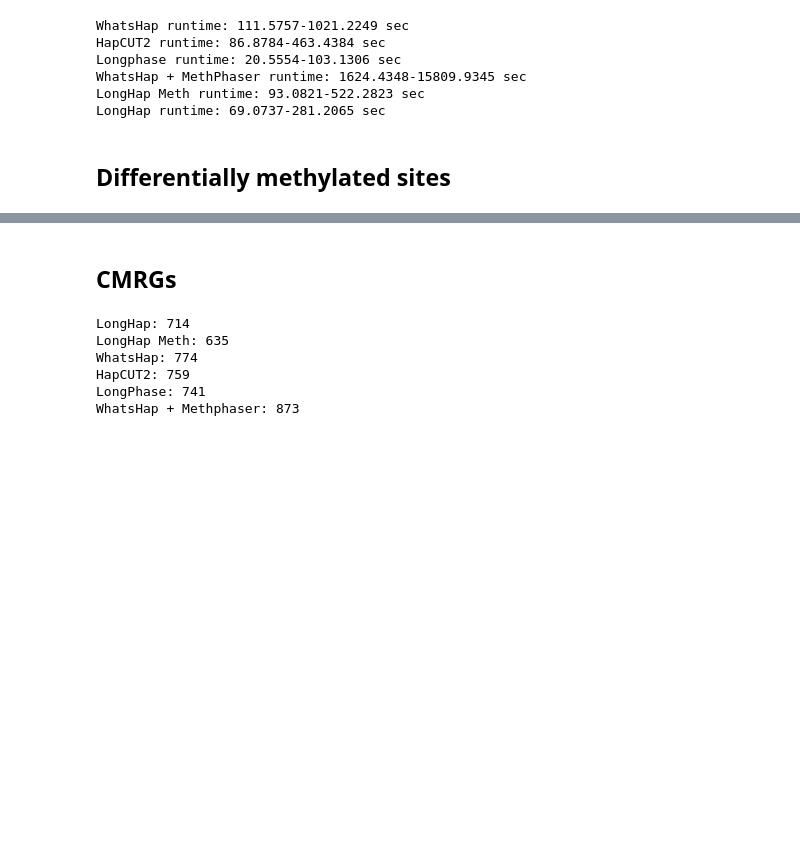
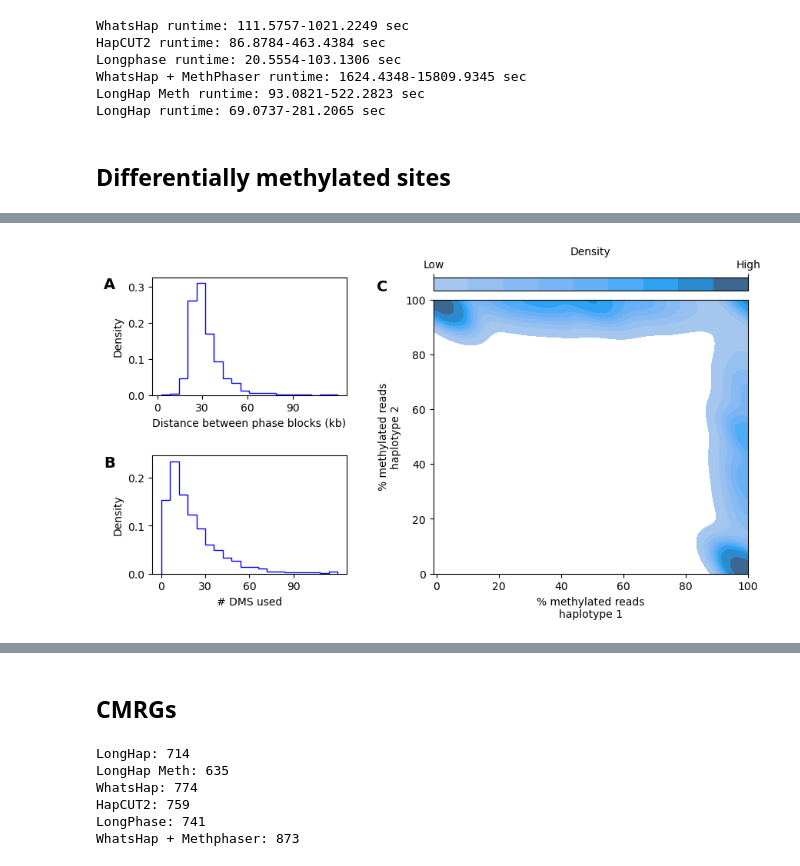
Before and after one commit to AkeyLab/LongHap, a Jupyter notebook: benchmarking/benchmark_longhap.ipynb, the cells around one changed output, grey strips where cells are left out. Cells and saved outputs as stored; diff of their text form; code cells hidden in the pictures; blank space fills up the shorter version.

```diff
--- a/benchmarking/benchmark_longhap.ipynb
+++ b/benchmarking/benchmark_longhap.ipynb
@@ -317,3 +357,85 @@ connected_ranges = BedTool.from_dataframe(connected_ranges).intersect(BedTool.fr
+# %%
+diff_meth = diff_meth.loc[diff_meth.hap == 'hap1',
+                          ['chrom', 'start', 'end', 'ratio']].set_index(['chrom', 'start', 'end']).join(
+    diff_meth.loc[diff_meth.hap == 'hap2',
+                  ['chrom', 'start', 'end', 'ratio']].set_index(['chrom', 'start', 'end']),
+    lsuffix='_hap1', rsuffix='_hap2')
+
+diff_meth.fillna(0, inplace=True)
+# %%
+fig = plt.figure(figsize=(10, 5))
+gs = fig.add_gridspec(nrows=40, ncols=15)
+ax0 = fig.add_subplot(gs[3:, 7:])
+ax1 = fig.add_subplot(gs[:16, :5])
+ax2 = fig.add_subplot(gs[24:, :5])
+cbar_ax = fig.add_subplot(gs[:2, 7:])
+
+distances = connected_ranges.dist.values / 1000
+# hifi  and ONT
+distances = np.where(distances > 120, 120, distances)
+# UL-ONT
+# distances = np.where(distances > 500, 500, distances)
+
+
+n_diff_meth = connected_ranges.diff_meth.values
+# hifi
+n_diff_meth = np.where(n_diff_meth > 120, 120, n_diff_meth)
+# ONT
+# n_diff_meth = np.where(n_diff_meth > 500, 500, n_diff_meth)
+
+ax0 = sns.kdeplot(data=diff_meth, x="ratio_hap1", y="ratio_hap2", fill=True, ax=ax0,
+            cbar=True, cbar_kws={'location': 'top', "label": "Density", "format": "%.4f"}, cbar_ax=cbar_ax)
+
+
+# 3. Rotate and shrink the labels
+cbar_ax.set_xticks(cbar_ax.get_xlim())
+cbar_ax.set_xticklabels(['Low', 'High'])
+
+# cbar_ax.tick_params(axis='x', rotation=45, labelsize=8)
+
+
+ax0.set_xlabel('% methylated reads\nhaplotype 1')
+ax0.set_ylabel('% methylated reads\nhaplotype 2')
+ax0.set_xlim([-1, 100])
+ax0.set_ylim([0, 100])
+
+ax1.hist(distances, histtype='step', bins=20,
+         weights=np.repeat(1 / connected_ranges.shape[0], connected_ranges.shape[0]),
+         color='blue')
+ax2.hist(n_diff_meth, histtype='step', bins=20,
+         weights=np.repeat(1 / connected_ranges.shape[0], connected_ranges.shape[0]),
+         color='blue')
+ax1.set_xlabel('Distance between phase blocks (kb)')
+ax1.set_ylabel('Density')
+
+ax2.set_xlabel('# DMS used')
+ax2.set_ylabel('Density')
+
+# hifi
+ax1.set_xticks(np.arange(0, 120, 30))
+ax1.set_xticklabels([f'{tick}' if tick < 120 else r'$\geq120$' for tick in np.arange(0, 120, 30)])
+
+ax2.set_xticks(np.arange(0, 120, 30))
+ax2.set_xticklabels([f'{tick}' if tick < 120 else r'$\geq120$' for tick in np.arange(0, 120, 30)])
+ax2.set_yticks(np.arange(0.0, 0.3, 0.1))
+
+# Ul-ONT and ONT
+# ax1.set_xticks(np.arange(0, 600, 100))
+# ax1.set_xticklabels([f'{tick}' if tick < 500 else r'$\geq500$' for tick in np.arange(0, 600, 100)])
+
+# ONT
+# ax2.set_xticks(np.arange(0, 600, 100))
+# ax2.set_xticklabels([f'{tick}' if tick < 500 else r'$\geq500$' for tick in np.arange(0, 600, 100)])
+# ax2.set_yticks(np.arange(0.0, 0.15, 0.05))
+
+ax1.annotate("A", (-0.25, 1), xycoords=ax1.transAxes, fontsize=14, fontweight='bold', ha='left', va='top')
+ax2.annotate("B", (-0.25, 1), xycoords=ax2.transAxes, fontsize=14, fontweight='bold', ha='left', va='top')
+ax0.annotate("C", (-0.18, 1.075), xycoords=ax0.transAxes, fontsize=14, fontweight='bold', ha='left', va='top')
+
+
+fig.savefig(f'methylation_patterns_differentially_methylated_sites_{seq_tech}.png', bbox_inches='tight', dpi=600)
+# %% [output]
+[figure, added]
 # %%
 print(f'Mean dist: {connected_ranges.dist.mean() / 1000}')
 print(f'Median dist: {connected_ranges.dist.median() / 1000}')
```
Also changed, not shown: parts of 12 cells of this notebook, 5 other files.
